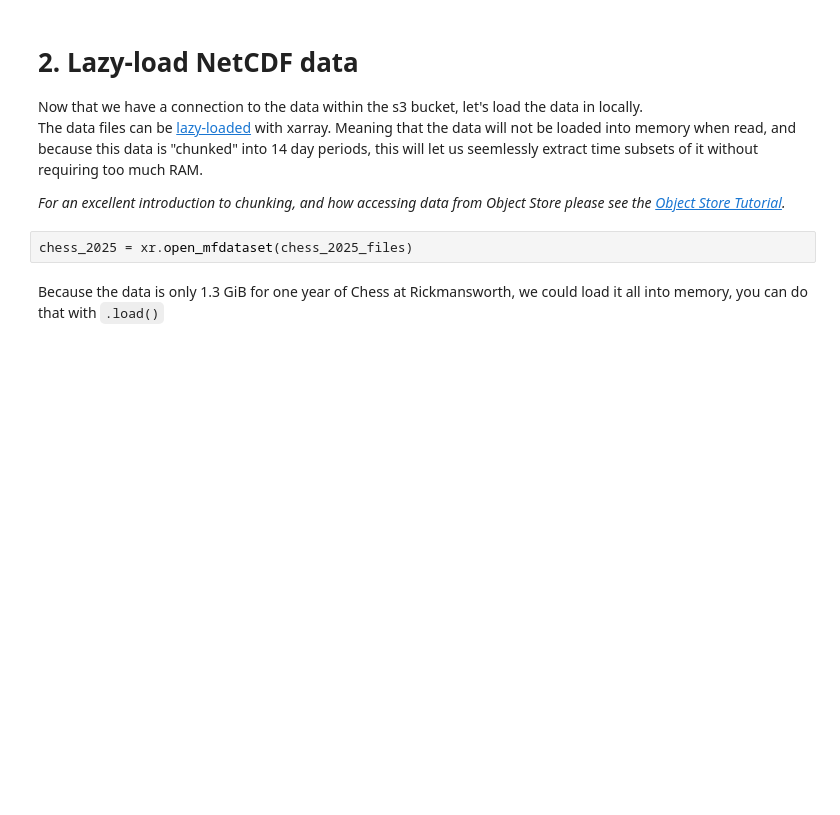
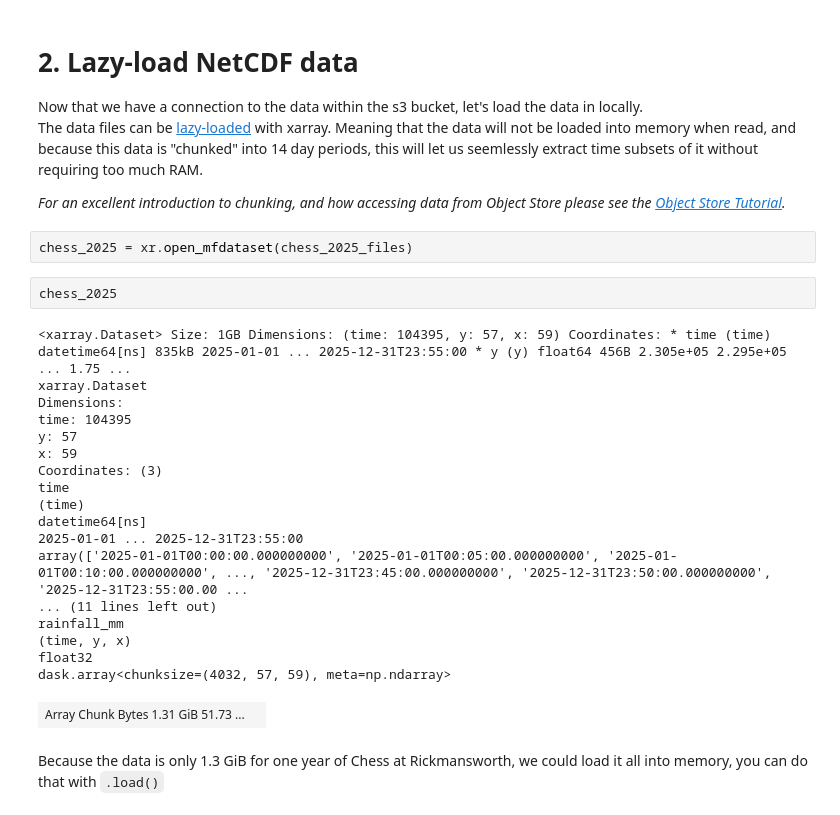
Before and after one commit to NERC-CEH/access-FDRI-catchment-rain-radar, a Jupyter notebook: notebooks/read_fdri_radar_subsets_from_object_store.ipynb, the cells around one changed output. Drawn from its saved outputs; the diff is of its cells as text; blank space fills up the shorter version.

```diff
--- a/notebooks/read_fdri_radar_subsets_from_object_store.ipynb
+++ b/notebooks/read_fdri_radar_subsets_from_object_store.ipynb
@@ -115,6 +115,27 @@ The data files can be [lazy-loaded](https://en.wikipedia.org/wiki/Lazy_loading)
 *For an excellent introduction to chunking, and how accessing data from Object Store please see the [Object Store Tutorial](https://github.com/NERC-CEH/object_store_tutorial#dataset-chunking).*
 # %%
 chess_2025 = xr.open_mfdataset(chess_2025_files)
+# %%
+chess_2025
+# %% [output]
+<xarray.Dataset> Size: 1GB Dimensions: (time: 104395, y: 57, x: 59) Coordinates: * time (time) datetime64[ns] 835kB 2025-01-01 ... 2025-12-31T23:55:00 * y (y) float64 456B 2.305e+05 2.295e+05 ... 1.75 ...
+xarray.Dataset
+Dimensions:
+time: 104395
+y: 57
+x: 59
+Coordinates: (3)
+time
+(time)
+datetime64[ns]
+2025-01-01 ... 2025-12-31T23:55:00
+array(['2025-01-01T00:00:00.000000000', '2025-01-01T00:05:00.000000000', '2025-01-01T00:10:00.000000000', ..., '2025-12-31T23:45:00.000000000', '2025-12-31T23:50:00.000000000', '2025-12-31T23:55:00.00 ...
+... (11 lines left out)
+rainfall_mm
+(time, y, x)
+float32
+dask.array<chunksize=(4032, 57, 59), meta=np.ndarray>
+| Array Chunk Bytes 1.31 GiB 51.73 ... |  |
 # %% [markdown]
 Because the data is only 1.3 GiB for one year of Chess at Rickmansworth, we could load it all into memory, you can do that with `.load()`
 # %%
```
Also changed, not shown: parts of 1 cell of this notebook.
